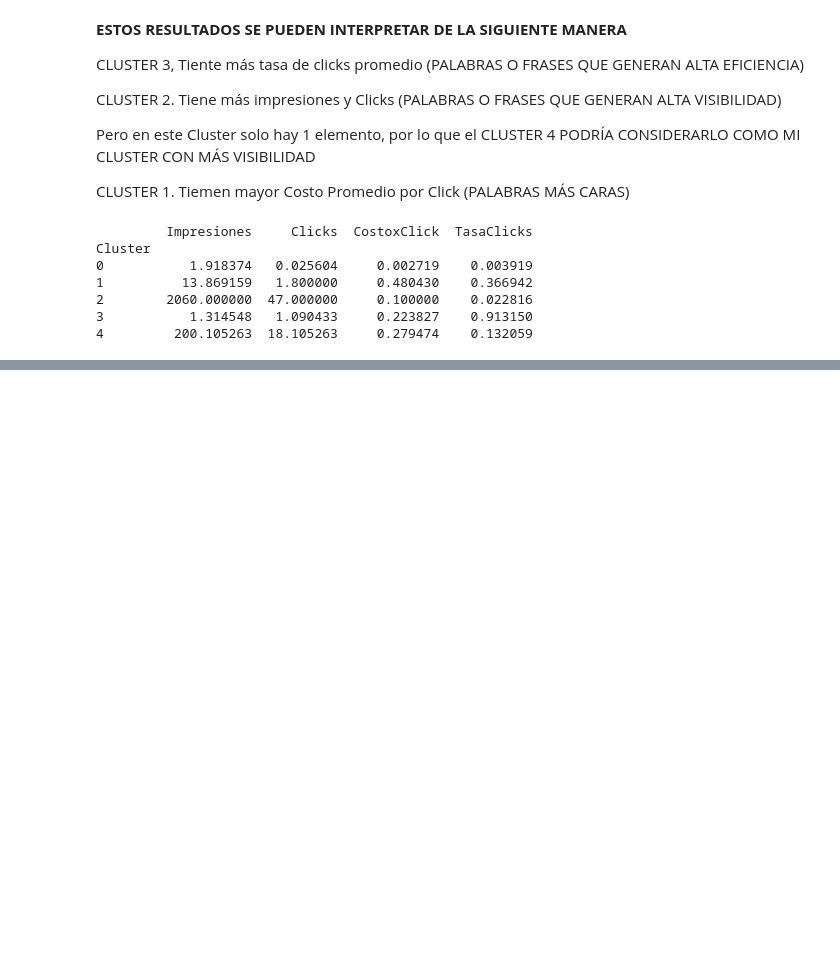
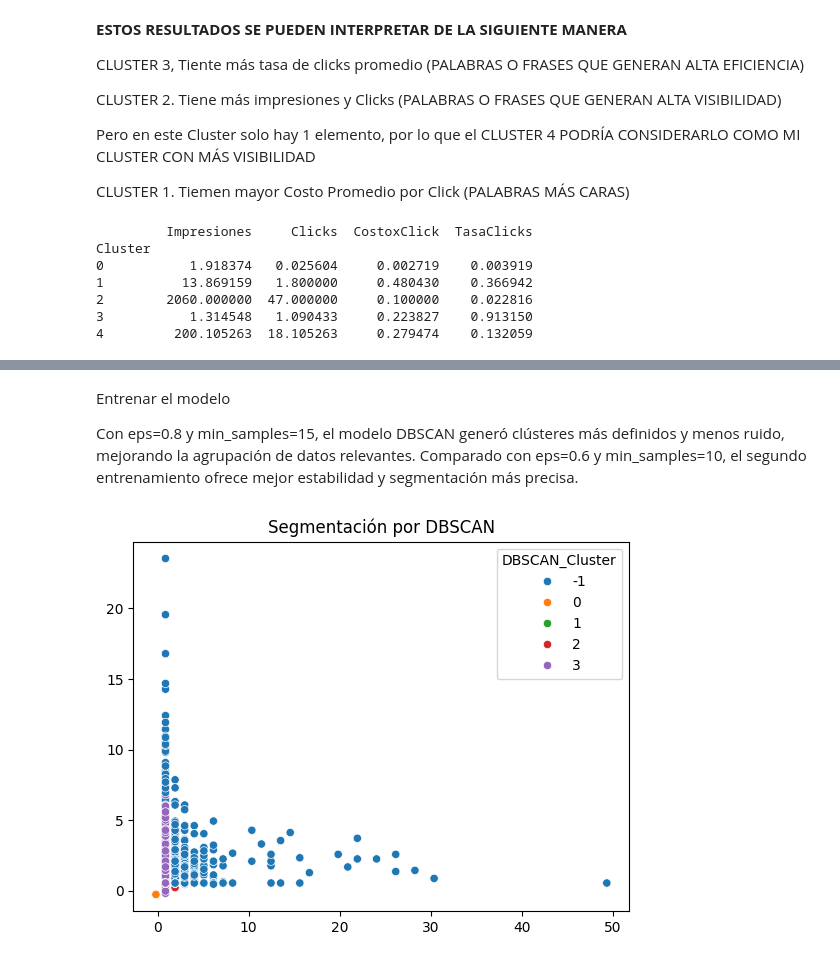
Before and after one commit to mpaomend/g6_aprendizajeautomaticoico_s3, a Jupyter notebook: colab/g6_aprendizajeautomaticoico_s3_KMEANS.ipynb, the cells around one changed output, grey strips where cells are left out. Cells and saved outputs as stored; diff of their text form; code cells hidden in the pictures; blank space fills up the shorter version.

```diff
--- a/colab/g6_aprendizajeautomaticoico_s3_KMEANS.ipynb
+++ b/colab/g6_aprendizajeautomaticoico_s3_KMEANS.ipynb
@@ -108,0 +125,15 @@ Cluster
+# %% [markdown]
+Entrenar el modelo
+
+Con eps=0.8 y min_samples=15, el modelo DBSCAN generó clústeres más definidos y menos ruido, mejorando la agrupación de datos relevantes. Comparado con eps=0.6 y min_samples=10, el segundo entrenamiento ofrece mejor estabilidad y segmentación más precisa.
+# %%
+# IMPLEMENTACIÓN DE BDSCAN
+# CON eps 0.8 y min_samples 15
+dbscan = DBSCAN(eps=0.8, min_samples=15)
+df['DBSCAN_Cluster'] = dbscan.fit_predict(X_scaled)
+
+sns.scatterplot(x=X_scaled[:, 1], y=X_scaled[:, 2], hue=df['DBSCAN_Cluster'], palette='tab10')
+plt.title('Segmentación por DBSCAN')
+plt.show()
+# %% [output]
+[figure, added]
```
Also changed, not shown: parts of 13 cells of this notebook.
